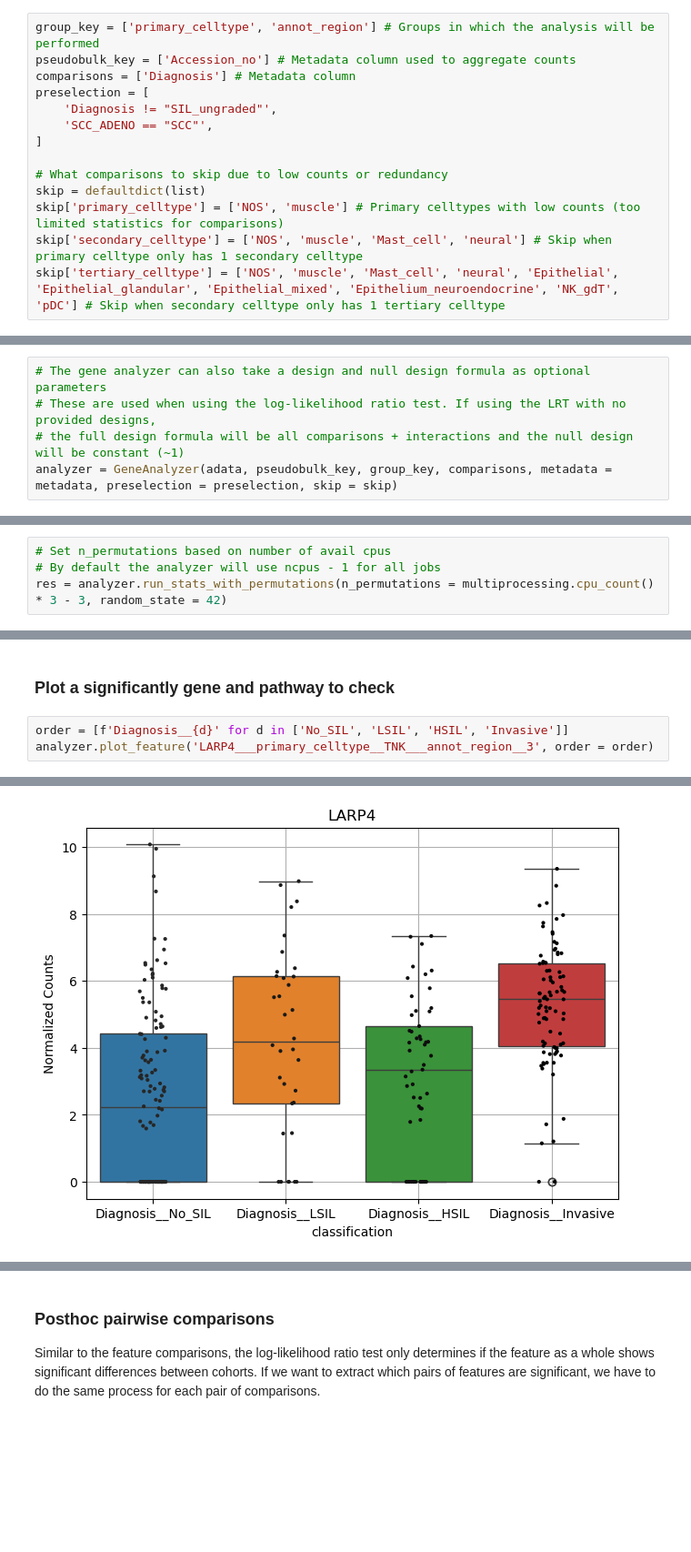
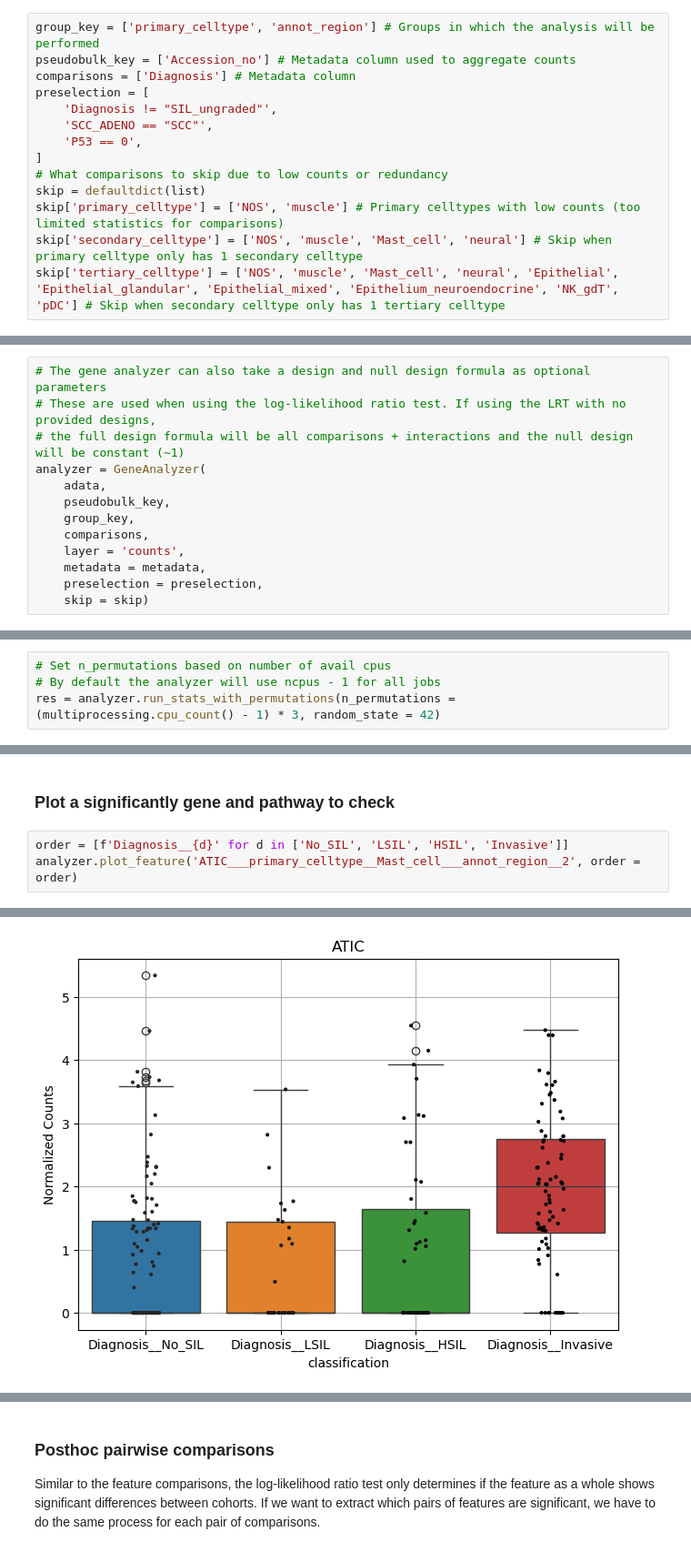
Before and after one commit to Tyler-Lam/Knottlab-Tutorials, a Jupyter notebook: regression_models/tutorial_gene_analysis.ipynb, the cells around one changed output, grey strips where cells are left out. Shown at 91% size. Cells and saved outputs as stored; diff of their text form; blank space fills up the shorter version.

```diff
--- a/regression_models/tutorial_gene_analysis.ipynb
+++ b/regression_models/tutorial_gene_analysis.ipynb
@@ -29,8 +29,8 @@ comparisons = ['Diagnosis'] # Metadata column
 preselection = [
     'Diagnosis != "SIL_ungraded"',
     'SCC_ADENO == "SCC"',
+    'P53 == 0',
 ]
-
 # What comparisons to skip due to low counts or redundancy
 skip = defaultdict(list)
 skip['primary_celltype'] = ['NOS', 'muscle'] # Primary celltypes with low counts (too limited statistics for comparisons)
@@ -42,7 +42,15 @@ skip['tertiary_celltype'] = ['NOS', 'muscle', 'Mast_cell', 'neural', 'Epithelial
 # The gene analyzer can also take a design and null design formula as optional parameters
 # These are used when using the log-likelihood ratio test. If using the LRT with no provided designs,
 # the full design formula will be all comparisons + interactions and the null design will be constant (~1)
-analyzer = GeneAnalyzer(adata, pseudobulk_key, group_key, comparisons, metadata = metadata, preselection = preselection, skip = skip)
+analyzer = GeneAnalyzer(
+    adata,
+    pseudobulk_key,
+    group_key,
+    comparisons,
+    layer = 'counts',
+    metadata = metadata,
+    preselection = preselection,
+    skip = skip)
 # %% [markdown]
 ### Run the initial analysis (without permutations)
 
@@ -102,7 +117,7 @@ Setting the random state is important so we can get the correlations between fea
 # %%
 # Set n_permutations based on number of avail cpus
 # By default the analyzer will use ncpus - 1 for all jobs
-res = analyzer.run_stats_with_permutations(n_permutations = multiprocessing.cpu_count() * 3 - 3, random_state = 42)
+res = analyzer.run_stats_with_permutations(n_permutations = (multiprocessing.cpu_count() - 1) * 3, random_state = 42)
 # %% [markdown]
 The stats object has two keys: one for the dataframe containing the empirical p-values and another for the permutations
 # %%
@@ -173,5 +199,5 @@ stat_res[stat_res['feature_type'] == 'pathway'].sort_values('fdr-q-val').head(5)
 ### Plot a significantly gene and pathway to check
 # %%
 order = [f'Diagnosis__{d}' for d in ['No_SIL', 'LSIL', 'HSIL', 'Invasive']]
-analyzer.plot_feature('LARP4___primary_celltype__TNK___annot_region__3', order = order)
+analyzer.plot_feature('ATIC___primary_celltype__Mast_cell___annot_region__2', order = order)
 # %% [output]
@@ -179,2 +205,2 @@ analyzer.plot_feature('LARP4___primary_celltype__TNK___annot_region__3', order =
-[figure, old version]
+[figure, new version]
 # %%
```
Also changed, not shown: parts of 21 cells of this notebook, 4 other files.
